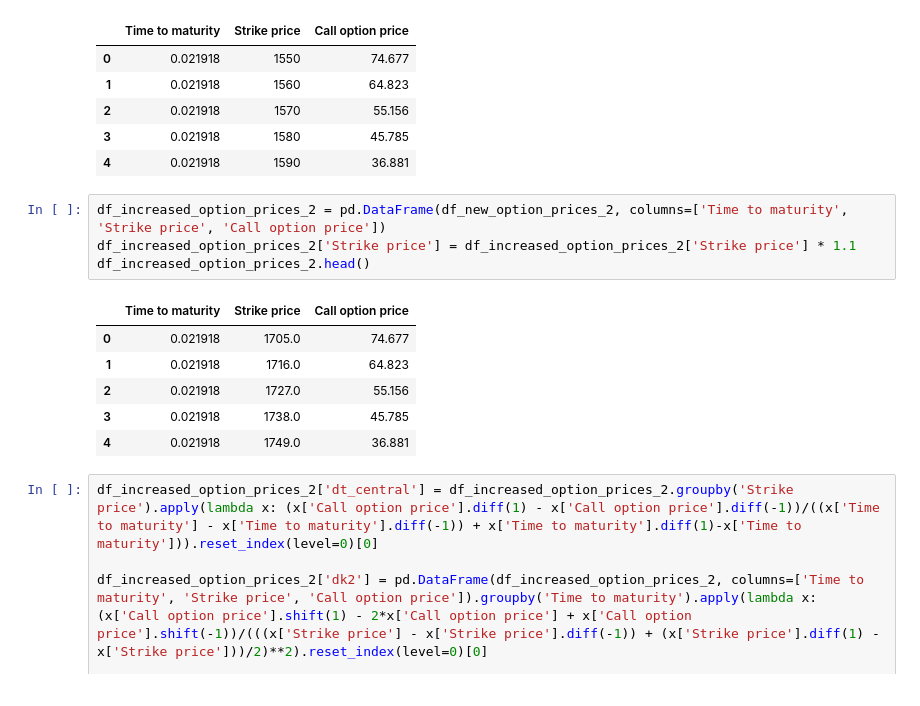
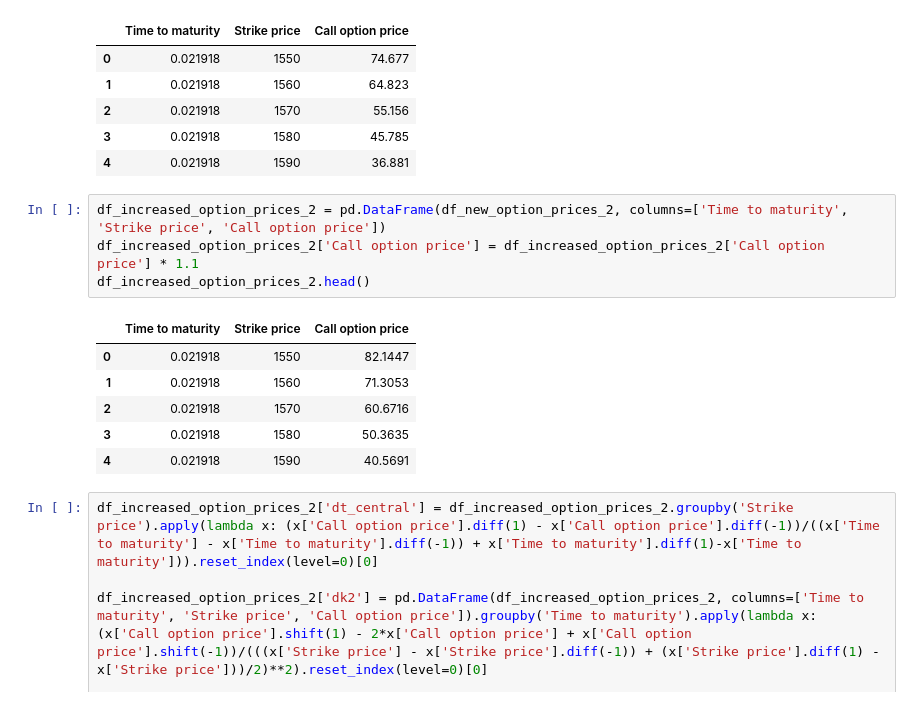
Before and after one commit to pangjunrong/KTH-Local-Volatility-Estimation, a Jupyter notebook: Project-1.ipynb, the cells around one changed output. Cells and saved outputs as stored; diff of their text form.

```diff
--- a/Project-1.ipynb
+++ b/Project-1.ipynb
@@ -222,15 +216,15 @@ df_increased_option_prices_2.head()
 | 4 | 0.021918 | 1590 | 36.881 |
 # %%
 df_increased_option_prices_2 = pd.DataFrame(df_new_option_prices_2, columns=['Time to maturity', 'Strike price', 'Call option price'])
-df_increased_option_prices_2['Strike price'] = df_increased_option_prices_2['Strike price'] * 1.1
+df_increased_option_prices_2['Call option price'] = df_increased_option_prices_2['Call option price'] * 1.1
 df_increased_option_prices_2.head()
 # %% [output]
 |  | Time to maturity | Strike price | Call option price |
-| 0 | 0.021918 | 1705.0 | 74.677 |
-| 1 | 0.021918 | 1716.0 | 64.823 |
-| 2 | 0.021918 | 1727.0 | 55.156 |
-| 3 | 0.021918 | 1738.0 | 45.785 |
-| 4 | 0.021918 | 1749.0 | 36.881 |
+| 0 | 0.021918 | 1550 | 82.1447 |
+| 1 | 0.021918 | 1560 | 71.3053 |
+| 2 | 0.021918 | 1570 | 60.6716 |
+| 3 | 0.021918 | 1580 | 50.3635 |
+| 4 | 0.021918 | 1590 | 40.5691 |
 # %%
 df_increased_option_prices_2['dt_central'] = df_increased_option_prices_2.groupby('Strike price').apply(lambda x: (x['Call option price'].diff(1) - x['Call option price'].diff(-1))/((x['Time to maturity'] - x['Time to maturity'].diff(-1)) + x['Time to maturity'].diff(1)-x['Time to maturity'])).reset_index(level=0)[0]
 
```
Also changed, not shown: parts of 3 cells of this notebook.
